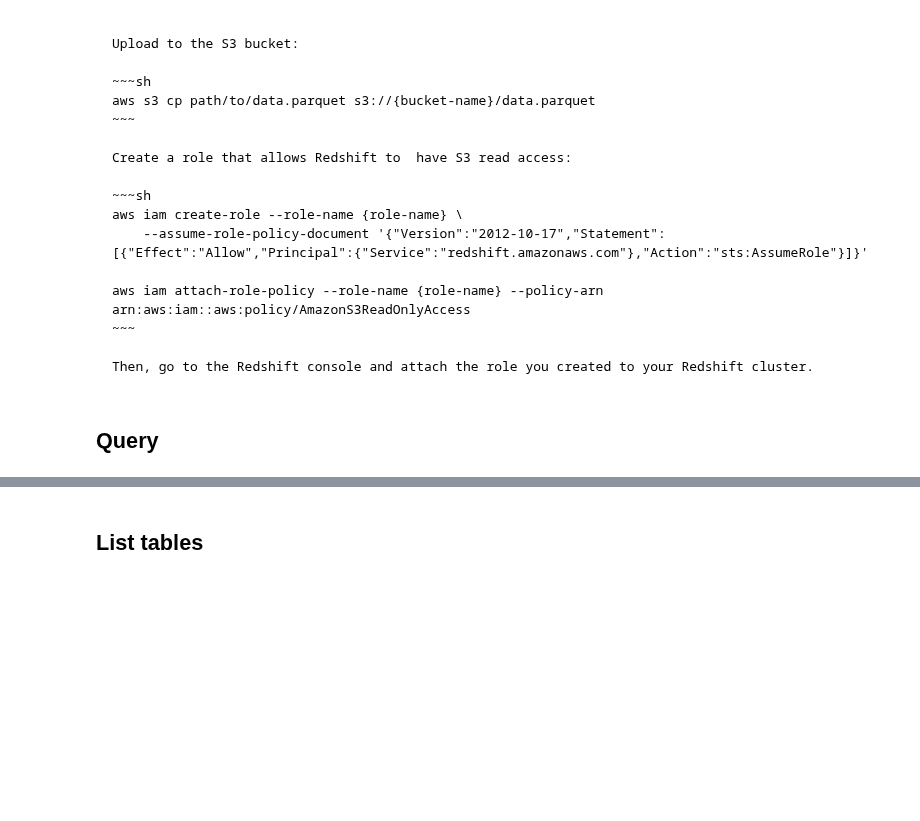
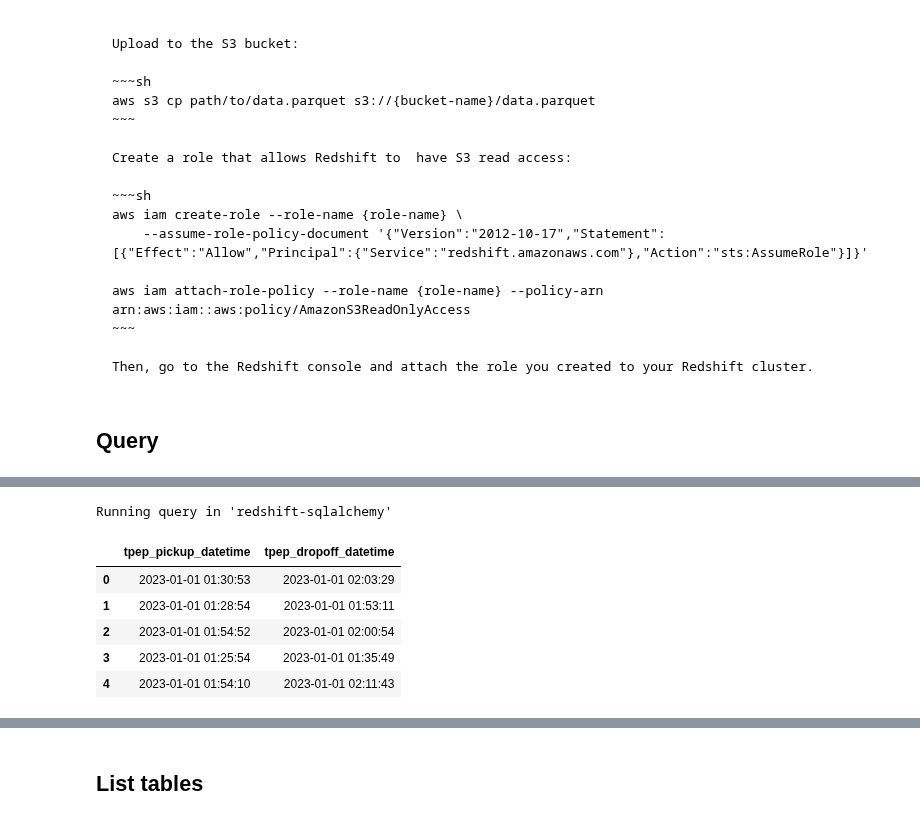
Before and after one commit to ploomber/jupysql, a Jupyter notebook: doc/integrations/redshift.ipynb, the cells around one changed output, grey strips where cells are left out. Cells and saved outputs as stored; diff of their text form; code cells hidden in the pictures; blank space fills up the shorter version.

```diff
--- a/doc/integrations/redshift.ipynb
+++ b/doc/integrations/redshift.ipynb
@@ -127,0 +138,14 @@ ResultSet : to convert to pandas, call .DataFrame() or to polars, call .PolarsDa
+# %%
+%%sql results <<
+SELECT tpep_pickup_datetime, tpep_dropoff_datetime FROM taxi LIMIT 100
+# %% [output]
+Running query in 'redshift-sqlalchemy'
+# %%
+results.DataFrame().head()
+# %% [output]
+|  | tpep_pickup_datetime | tpep_dropoff_datetime |
+| 0 | 2023-01-01 01:30:53 | 2023-01-01 02:03:29 |
+| 1 | 2023-01-01 01:28:54 | 2023-01-01 01:53:11 |
+| 2 | 2023-01-01 01:54:52 | 2023-01-01 02:00:54 |
+| 3 | 2023-01-01 01:25:54 | 2023-01-01 01:35:49 |
+| 4 | 2023-01-01 01:54:10 | 2023-01-01 02:11:43 |
```
Also changed, not shown: parts of 5 cells of this notebook, 2 other files.
